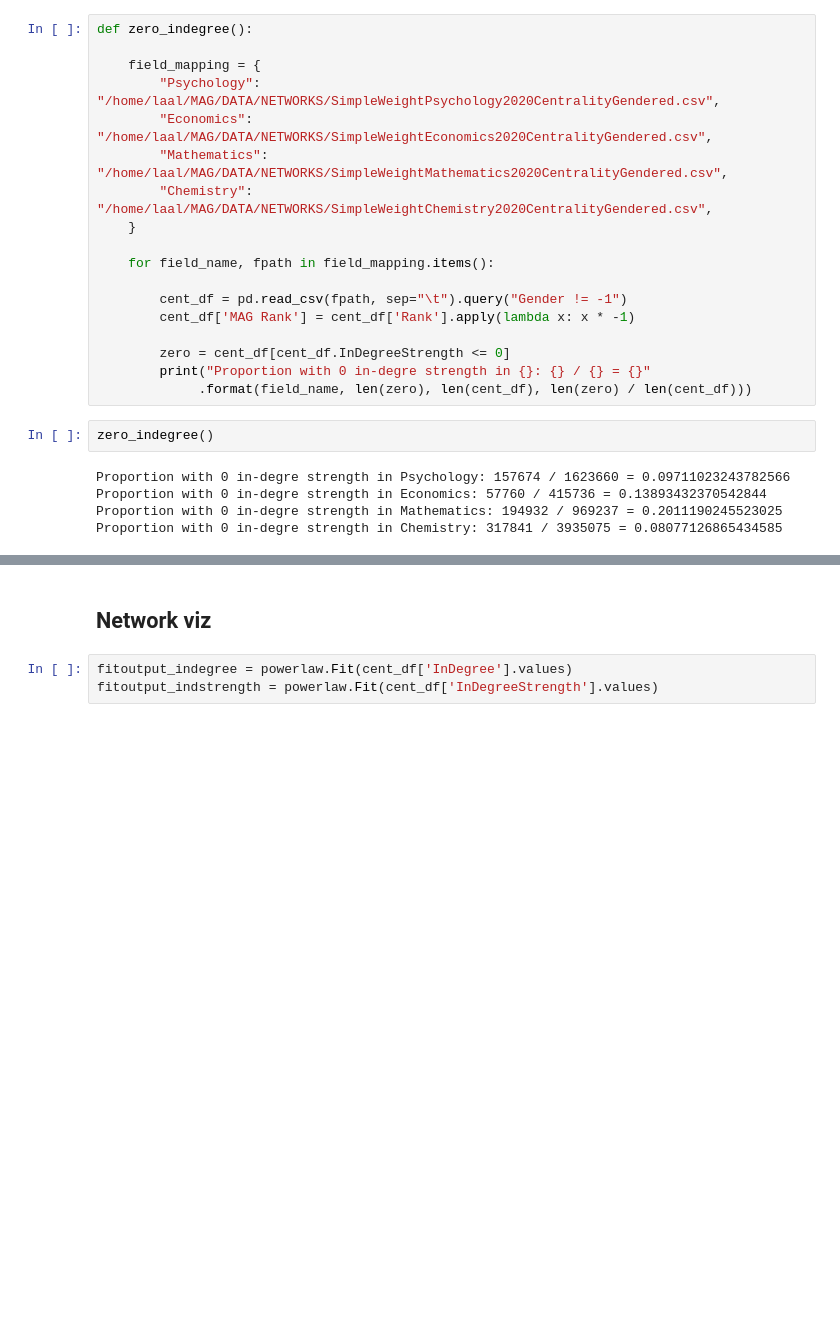
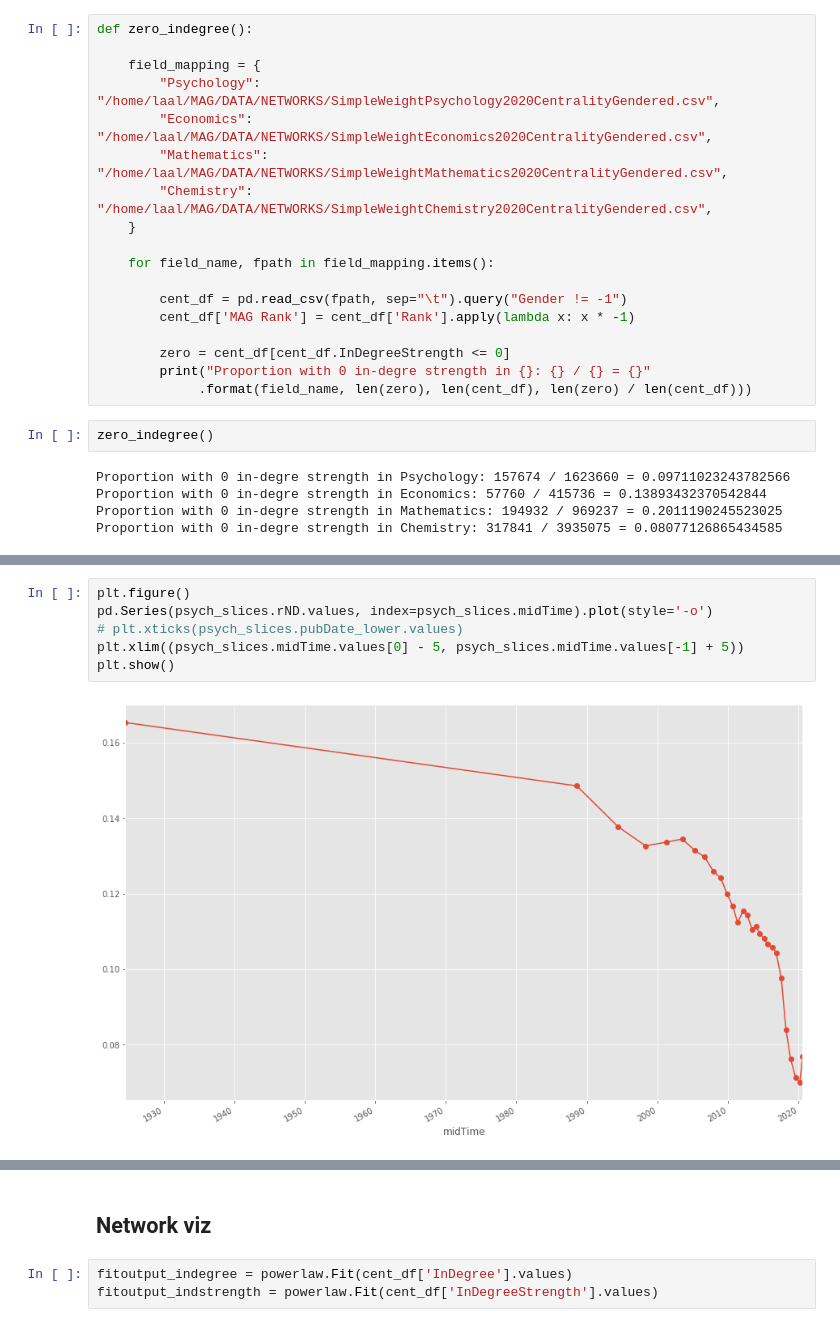
Before and after one commit to buschbirk/CentralityFairness, a Jupyter notebook: Network visualizations.ipynb, the cells around one changed output, grey strips where cells are left out. Saved outputs shown, nothing was run; the diff lists cells and outputs as text; blank space fills up the shorter version.

```diff
--- a/Network visualizations.ipynb
+++ b/Network visualizations.ipynb
@@ -452,0 +495,8 @@ Proportion with 0 in-degre strength in Chemistry: 317841 / 3935075 = 0.080771268
+# %%
+plt.figure()
+pd.Series(psych_slices.rND.values, index=psych_slices.midTime).plot(style='-o')
+# plt.xticks(psych_slices.pubDate_lower.values)
+plt.xlim((psych_slices.midTime.values[0] - 5, psych_slices.midTime.values[-1] + 5))
+plt.show()
+# %% [output]
+[figure, added]
```
Also changed, not shown: parts of 10 cells of this notebook, 32 other files.
